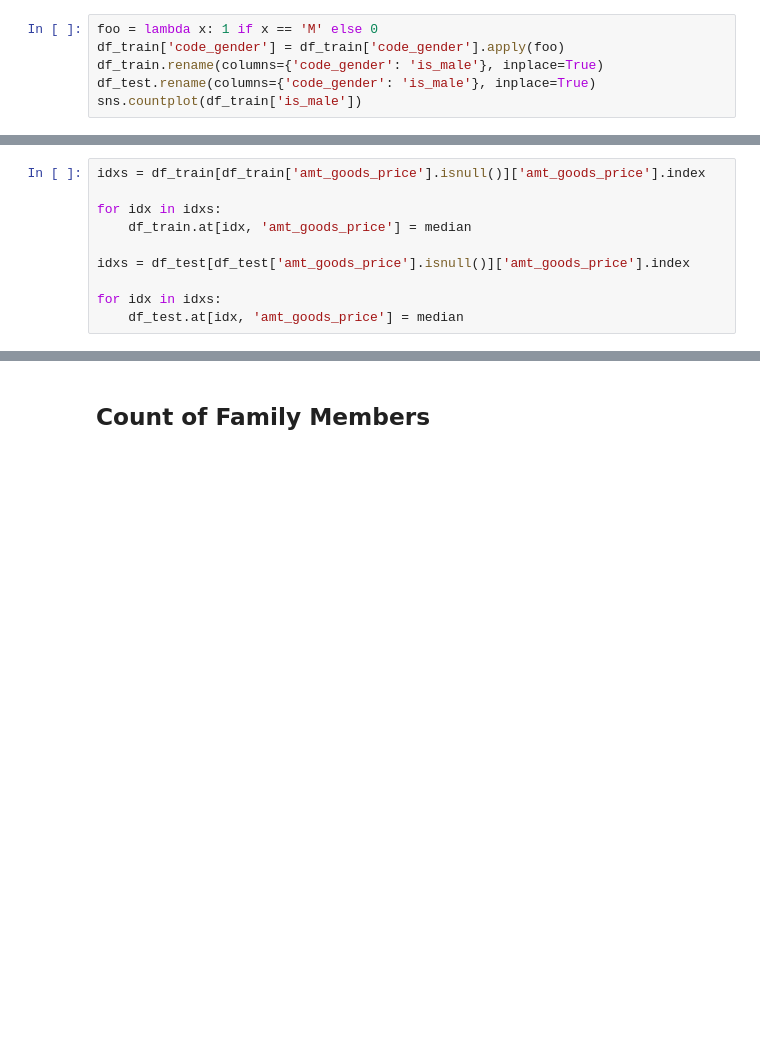
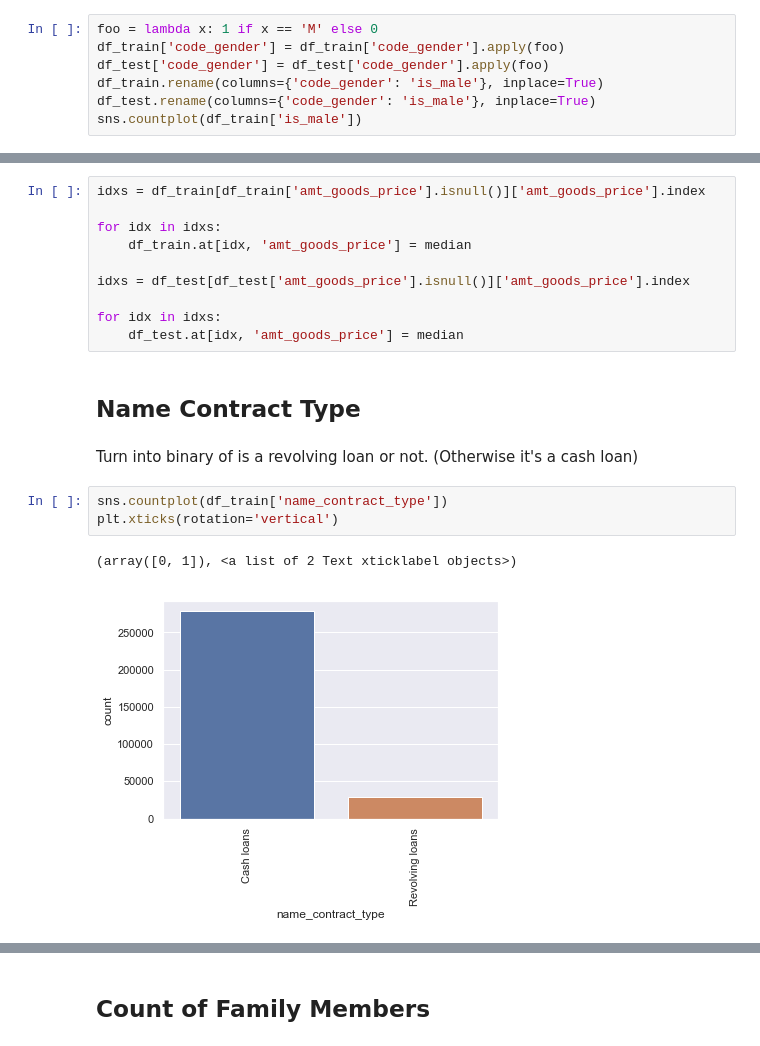
Before and after one commit to blairdev1023/kaggle_credit_comp, a Jupyter notebook: EDA_clean.ipynb, the cells around one changed output, grey strips where cells are left out. Drawn from its saved outputs; the diff is of its cells as text; blank space fills up the shorter version.

```diff
--- a/EDA_clean.ipynb
+++ b/EDA_clean.ipynb
@@ -151,6 +152,7 @@ array(['F', 'M'], dtype=object)
 # %%
 foo = lambda x: 1 if x == 'M' else 0
 df_train['code_gender'] = df_train['code_gender'].apply(foo)
+df_test['code_gender'] = df_test['code_gender'].apply(foo)
 df_train.rename(columns={'code_gender': 'is_male'}, inplace=True)
 df_test.rename(columns={'code_gender': 'is_male'}, inplace=True)
 sns.countplot(df_train['is_male'])
@@ -243,3 +245,13 @@ idxs = df_test[df_test['amt_goods_price'].isnull()]['amt_goods_price'].index
 
 for idx in idxs:
     df_test.at[idx, 'amt_goods_price'] = median
+# %% [markdown]
+## Name Contract Type
+# %% [markdown]
+Turn into binary of is a revolving loan or not. (Otherwise it's a cash loan)
+# %%
+sns.countplot(df_train['name_contract_type'])
+plt.xticks(rotation='vertical')
+# %% [output]
+(array([0, 1]), <a list of 2 Text xticklabel objects>)
+[figure, added]
```
Also changed, not shown: parts of 28 cells of this notebook, 3 other files.
